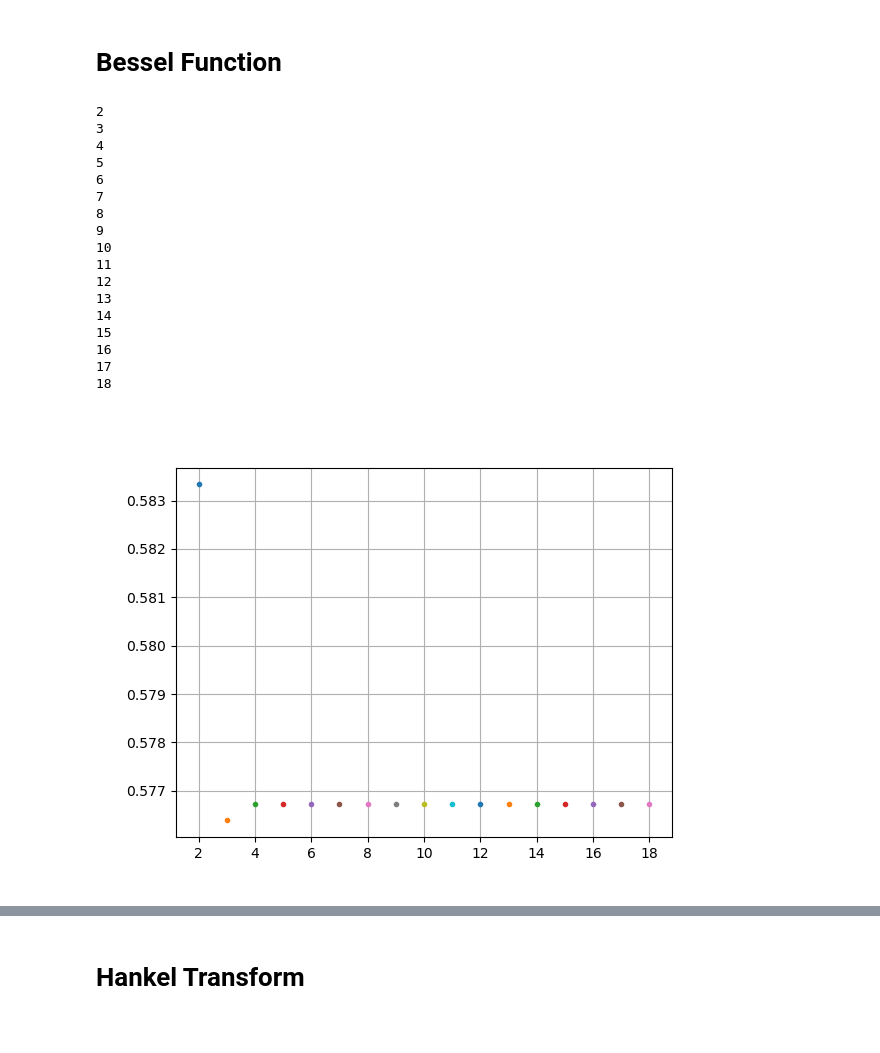
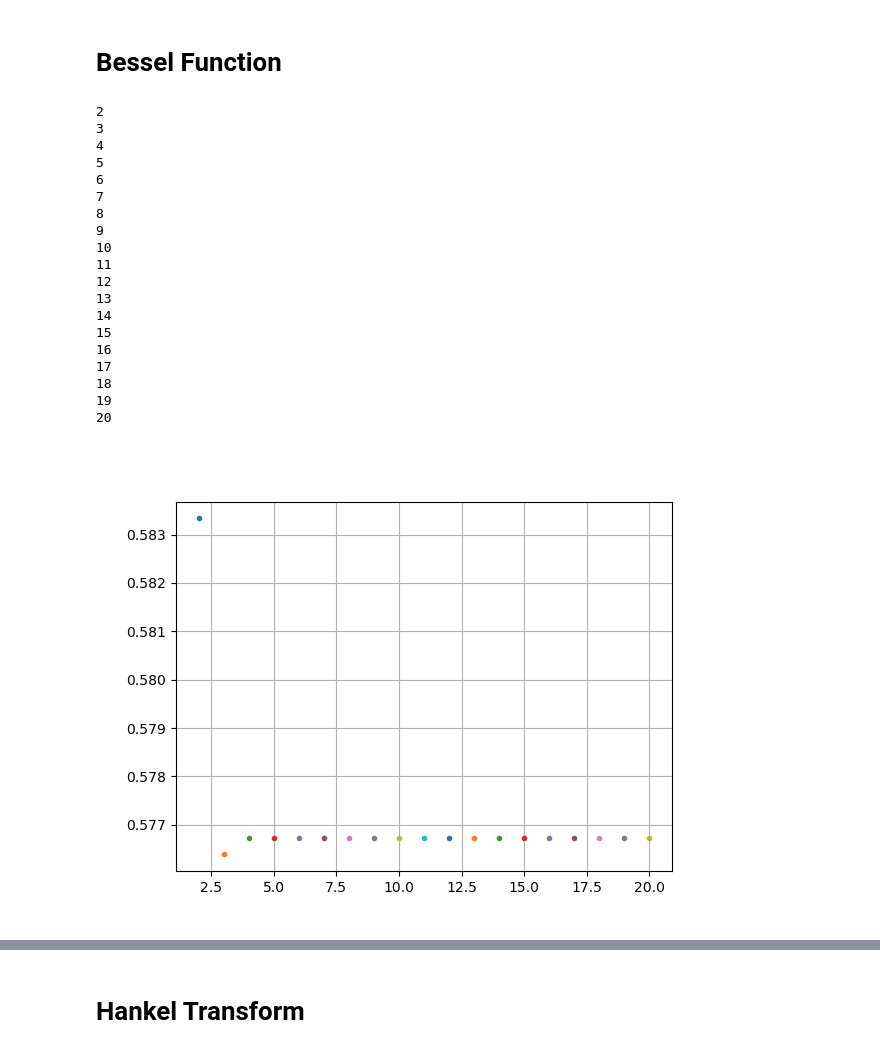
Before and after one commit to Liubroke13/VectorVortexBeam, a Jupyter notebook: task2.ipynb, the cells around one changed output, grey strips where cells are left out. Saved outputs shown, nothing was run; the diff lists cells and outputs as text; code cells hidden in the pictures.

```diff
--- a/task2.ipynb
+++ b/task2.ipynb
@@ -86,33 +90,35 @@ def B(l, q, rho, number):
 # %%
 fig, ax = plt.subplots()
 
 number = 1
-for i in range(1,18,1):
+for i in range(1,20,1):
     number += 1
     print(number)
     ax.plot( number, B(l=1, q=0.5, rho=4, number=number ), '.' )
 
 # ax.set_ylim(0.348, 0.350)
 ax.grid()
 
 plt.show()
 # %% [output]
 2
 3
 4
 5
 6
 7
 8
 9
 10
 11
 12
 13
 14
 15
 16
 17
 18
+19
+20
-[figure, old version]
+[figure, new version]
 # %%
```
Also changed, not shown: parts of 5 cells of this notebook, 5 other files.
